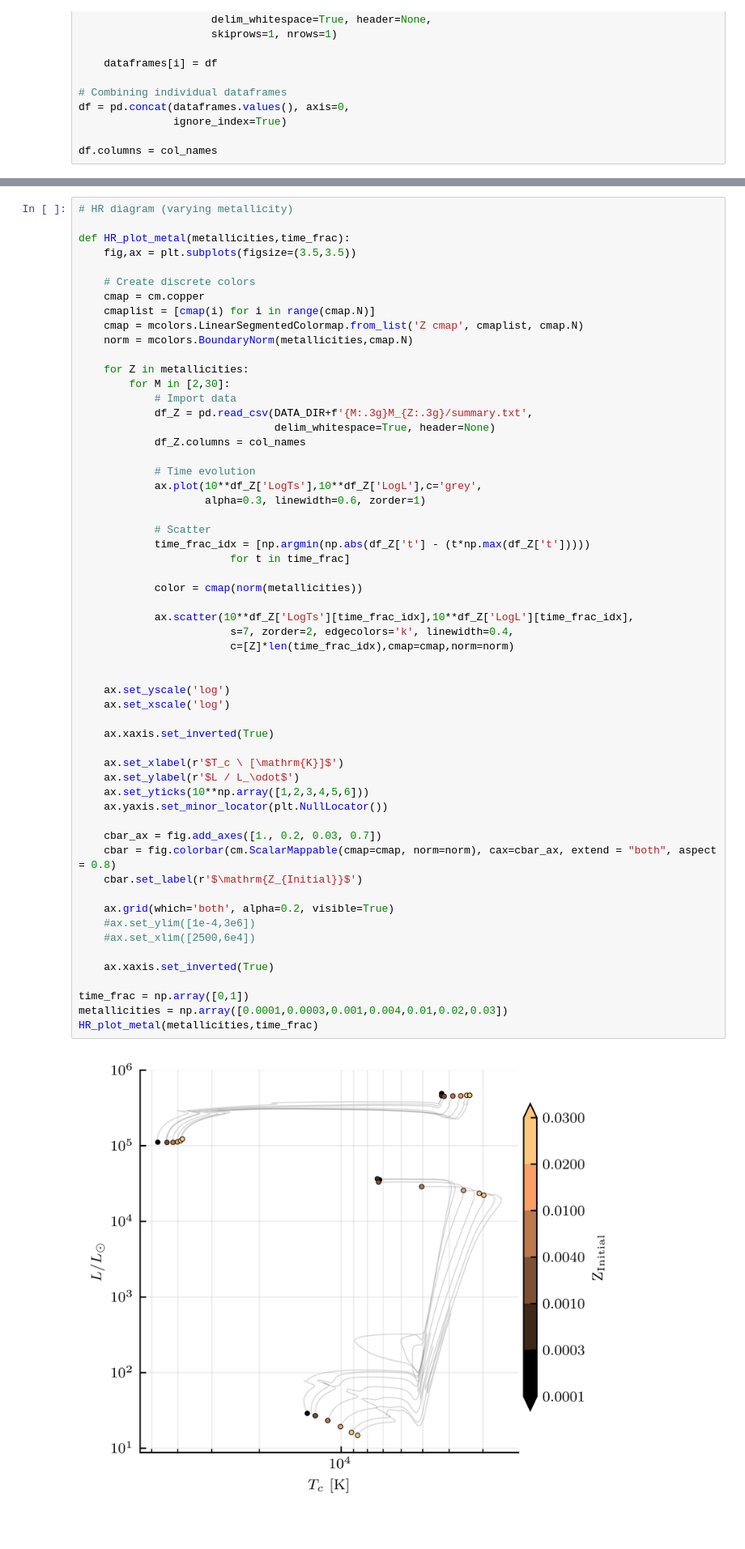
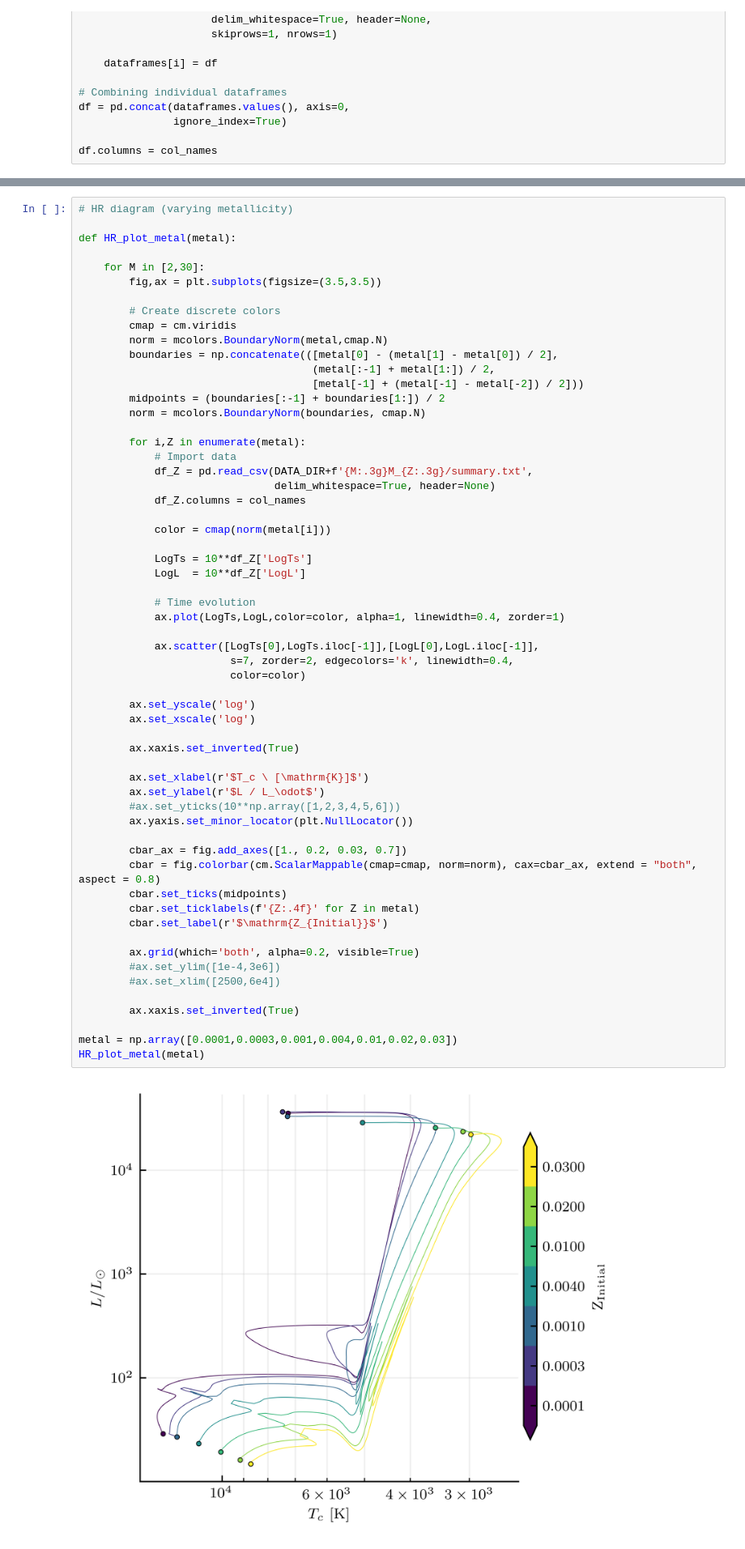
Before and after one commit to JeppJeppsson/Stellar_project, a Jupyter notebook: 3.2.ipynb, the cells around one changed output, grey strips where cells are left out. Shown at 81% size. Drawn from its saved outputs; the diff is of its cells as text.

```diff
--- a/3.2.ipynb
+++ b/3.2.ipynb
@@ -160,59 +142,61 @@ HR_plot(masses,time_frac,annotated=True)
 # %%
 # HR diagram (varying metallicity)
 
-def HR_plot_metal(metallicities,time_frac):
-    fig,ax = plt.subplots(figsize=(3.5,3.5))
+def HR_plot_metal(metal):
 
-    # Create discrete colors
-    cmap = cm.copper
-    cmaplist = [cmap(i) for i in range(cmap.N)]
-    cmap = mcolors.LinearSegmentedColormap.from_list('Z cmap', cmaplist, cmap.N)
-    norm = mcolors.BoundaryNorm(metallicities,cmap.N)
+    for M in [2,30]:
+        fig,ax = plt.subplots(figsize=(3.5,3.5))
 
-    for Z in metallicities:
-        for M in [2,30]:
+        # Create discrete colors
+        cmap = cm.viridis
+        norm = mcolors.BoundaryNorm(metal,cmap.N)
+        boundaries = np.concatenate(([metal[0] - (metal[1] - metal[0]) / 2],
+                                     (metal[:-1] + metal[1:]) / 2,
+                                     [metal[-1] + (metal[-1] - metal[-2]) / 2]))
+        midpoints = (boundaries[:-1] + boundaries[1:]) / 2
+        norm = mcolors.BoundaryNorm(boundaries, cmap.N)
+
+        for i,Z in enumerate(metal):
             # Import data
             df_Z = pd.read_csv(DATA_DIR+f'{M:.3g}M_{Z:.3g}/summary.txt',
                                delim_whitespace=True, header=None)
             df_Z.columns = col_names
 
+            color = cmap(norm(metal[i]))
+
+            LogTs = 10**df_Z['LogTs']
+            LogL  = 10**df_Z['LogL']
+
             # Time evolution
-            ax.plot(10**df_Z['LogTs'],10**df_Z['LogL'],c='grey',
-                    alpha=0.3, linewidth=0.6, zorder=1)
+            ax.plot(LogTs,LogL,color=color, alpha=1, linewidth=0.4, zorder=1)
 
-            # Scatter
-            time_frac_idx = [np.argmin(np.abs(df_Z['t'] - (t*np.max(df_Z['t']))))
-                        for t in time_frac]
+            ax.scatter([LogTs[0],LogTs.iloc[-1]],[LogL[0],LogL.iloc[-1]],
+                        s=7, zorder=2, edgecolors='k', linewidth=0.4,
+                        color=color)
 
-            color = cmap(norm(metallicities))
+        ax.set_yscale('log')
+        ax.set_xscale('log')
 
-            ax.scatter(10**df_Z['LogTs'][time_frac_idx],10**df_Z['LogL'][time_frac_idx],
-                        s=7, zorder=2, edgecolors='k', linewidth=0.4,
-                        c=[Z]*len(time_frac_idx),cmap=cmap,norm=norm)
+        ax.xaxis.set_inverted(True)
 
+        ax.set_xlabel(r'$T_c \ [\mathrm{K}]$')
+        ax.set_ylabel(r'$L / L_\odot$')
+        #ax.set_yticks(10**np.array([1,2,3,4,5,6]))
+        ax.yaxis.set_minor_locator(plt.NullLocator())
 
-    ax.set_yscale('log')
-    ax.set_xscale('log')
+        cbar_ax = fig.add_axes([1., 0.2, 0.03, 0.7])
+        cbar = fig.colorbar(cm.ScalarMappable(cmap=cmap, norm=norm), cax=cbar_ax, extend = "both", aspect = 0.8)
+        cbar.set_ticks(midpoints)
+        cbar.set_ticklabels(f'{Z:.4f}' for Z in metal)
+        cbar.set_label(r'$\mathrm{Z_{Initial}}$')
 
-    ax.xaxis.set_inverted(True)
+        ax.grid(which='both', alpha=0.2, visible=True)
+        #ax.set_ylim([1e-4,3e6])
+        #ax.set_xlim([2500,6e4])
 
-    ax.set_xlabel(r'$T_c \ [\mathrm{K}]$')
-    ax.set_ylabel(r'$L / L_\odot$')
-    ax.set_yticks(10**np.array([1,2,3,4,5,6]))
-    ax.yaxis.set_minor_locator(plt.NullLocator())
+        ax.xaxis.set_inverted(True)
 
-    cbar_ax = fig.add_axes([1., 0.2, 0.03, 0.7])
-    cbar = fig.colorbar(cm.ScalarMappable(cmap=cmap, norm=norm), cax=cbar_ax, extend = "both", aspect = 0.8)
-    cbar.set_label(r'$\mathrm{Z_{Initial}}$')
-
-    ax.grid(which='both', alpha=0.2, visible=True)
-    #ax.set_ylim([1e-4,3e6])
-    #ax.set_xlim([2500,6e4])
-
-    ax.xaxis.set_inverted(True)
-
-time_frac = np.array([0,1])
-metallicities = np.array([0.0001,0.0003,0.001,0.004,0.01,0.02,0.03])
-HR_plot_metal(metallicities,time_frac)
+metal = np.array([0.0001,0.0003,0.001,0.004,0.01,0.02,0.03])
+HR_plot_metal(metal)
 # %% [output]
-[figure, old version]
+[figure, new version]
```
Also changed, not shown: parts of 3 cells of this notebook.
